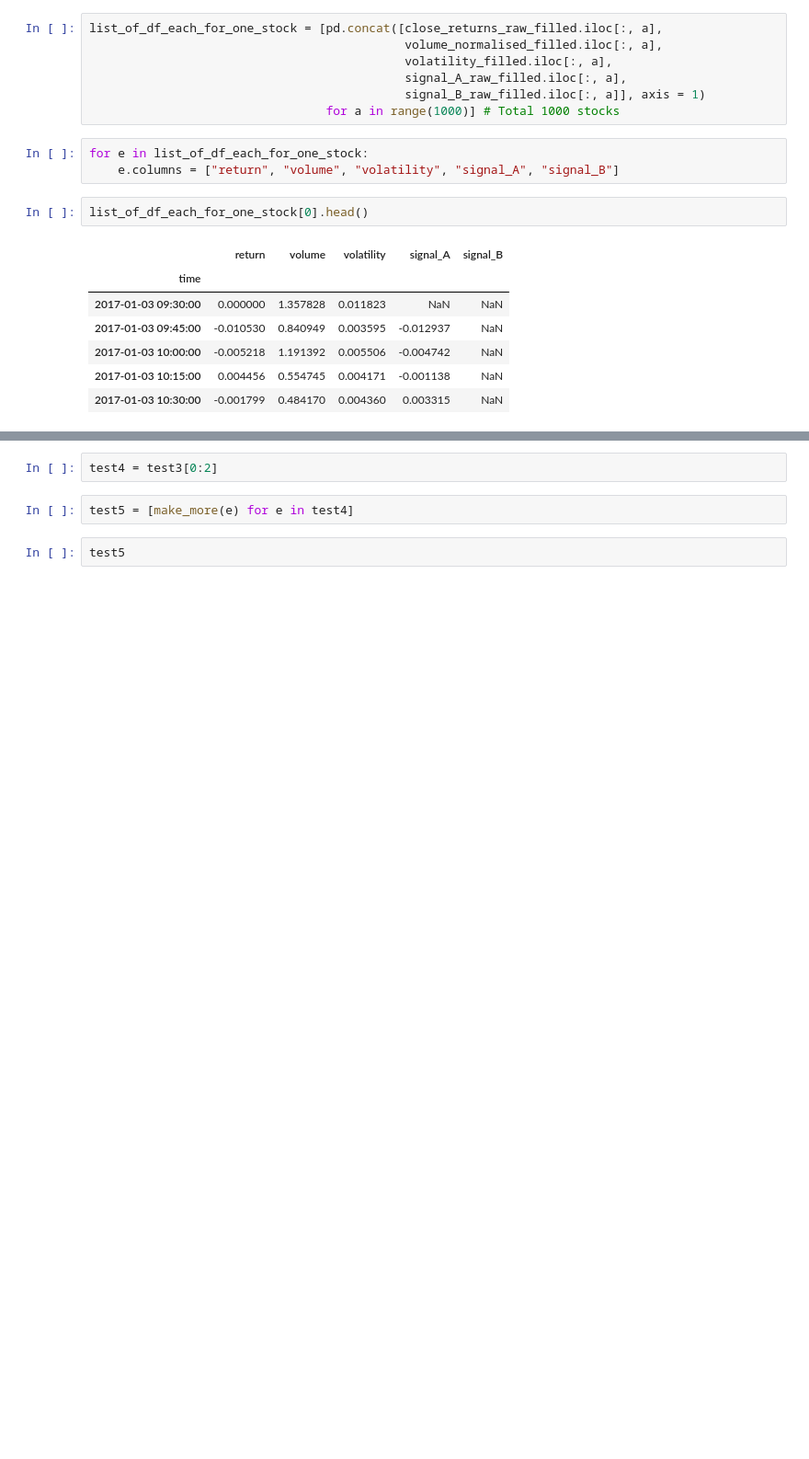
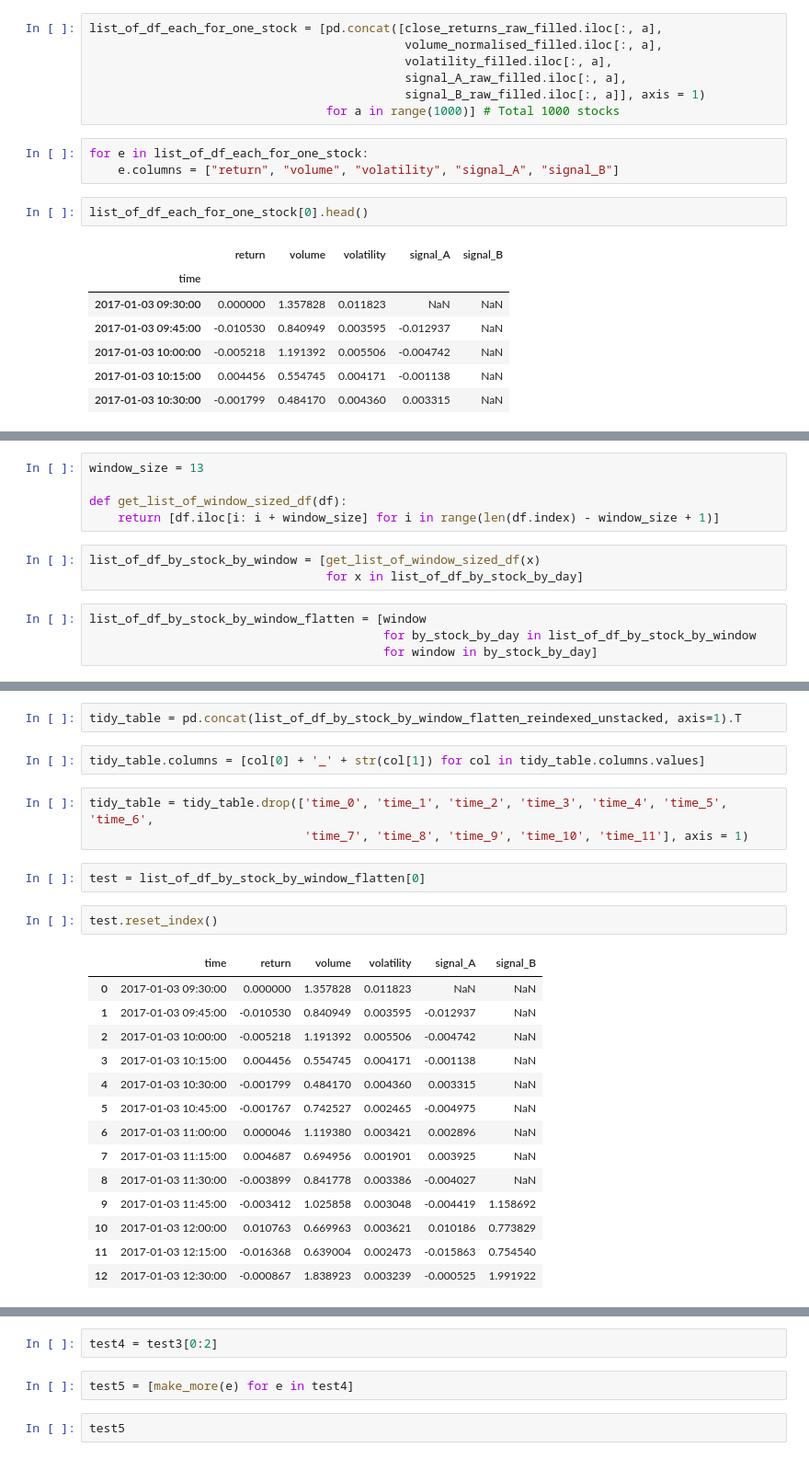
Before and after one commit to kanru-wang/stock_toy_model_for_phg, a Jupyter notebook: dev_notebook.ipynb, the cells around one changed output, grey strips where cells are left out. Shown at 92% size. Drawn from its saved outputs; the diff is of its cells as text; blank space fills up the shorter version.

```diff
--- a/dev_notebook.ipynb
+++ b/dev_notebook.ipynb
@@ -67,0 +100,12 @@ list_of_df_each_for_one_stock[0].head()
+# %%
+window_size = 13
+
+def get_list_of_window_sized_df(df):
+    return [df.iloc[i: i + window_size] for i in range(len(df.index) - window_size + 1)]
+# %%
+list_of_df_by_stock_by_window = [get_list_of_window_sized_df(x)
+                                 for x in list_of_df_by_stock_by_day]
+# %%
+list_of_df_by_stock_by_window_flatten = [window
+                                         for by_stock_by_day in list_of_df_by_stock_by_window
+                                         for window in by_stock_by_day]
@@ -67,0 +144,26 @@ list_of_df_each_for_one_stock[0].head()
+# %%
+tidy_table = pd.concat(list_of_df_by_stock_by_window_flatten_reindexed_unstacked, axis=1).T
+# %%
+tidy_table.columns = [col[0] + '_' + str(col[1]) for col in tidy_table.columns.values]
+# %%
+tidy_table = tidy_table.drop(['time_0', 'time_1', 'time_2', 'time_3', 'time_4', 'time_5', 'time_6',
+                              'time_7', 'time_8', 'time_9', 'time_10', 'time_11'], axis = 1)
+# %%
+test = list_of_df_by_stock_by_window_flatten[0]
+# %%
+test.reset_index()
+# %% [output]
+|  | time | return | volume | volatility | signal_A | signal_B |
+| 0 | 2017-01-03 09:30:00 | 0.000000 | 1.357828 | 0.011823 | NaN | NaN |
+| 1 | 2017-01-03 09:45:00 | -0.010530 | 0.840949 | 0.003595 | -0.012937 | NaN |
+| 2 | 2017-01-03 10:00:00 | -0.005218 | 1.191392 | 0.005506 | -0.004742 | NaN |
+| 3 | 2017-01-03 10:15:00 | 0.004456 | 0.554745 | 0.004171 | -0.001138 | NaN |
+| 4 | 2017-01-03 10:30:00 | -0.001799 | 0.484170 | 0.004360 | 0.003315 | NaN |
+| 5 | 2017-01-03 10:45:00 | -0.001767 | 0.742527 | 0.002465 | -0.004975 | NaN |
+| 6 | 2017-01-03 11:00:00 | 0.000046 | 1.119380 | 0.003421 | 0.002896 | NaN |
+| 7 | 2017-01-03 11:15:00 | 0.004687 | 0.694956 | 0.001901 | 0.003925 | NaN |
+| 8 | 2017-01-03 11:30:00 | -0.003899 | 0.841778 | 0.003386 | -0.004027 | NaN |
+| 9 | 2017-01-03 11:45:00 | -0.003412 | 1.025858 | 0.003048 | -0.004419 | 1.158692 |
+| 10 | 2017-01-03 12:00:00 | 0.010763 | 0.669963 | 0.003621 | 0.010186 | 0.773829 |
+| 11 | 2017-01-03 12:15:00 | -0.016368 | 0.639004 | 0.002473 | -0.015863 | 0.754540 |
+| 12 | 2017-01-03 12:30:00 | -0.000867 | 1.838923 | 0.003239 | -0.000525 | 1.991922 |
```
Also changed, not shown: parts of 21 cells of this notebook.
